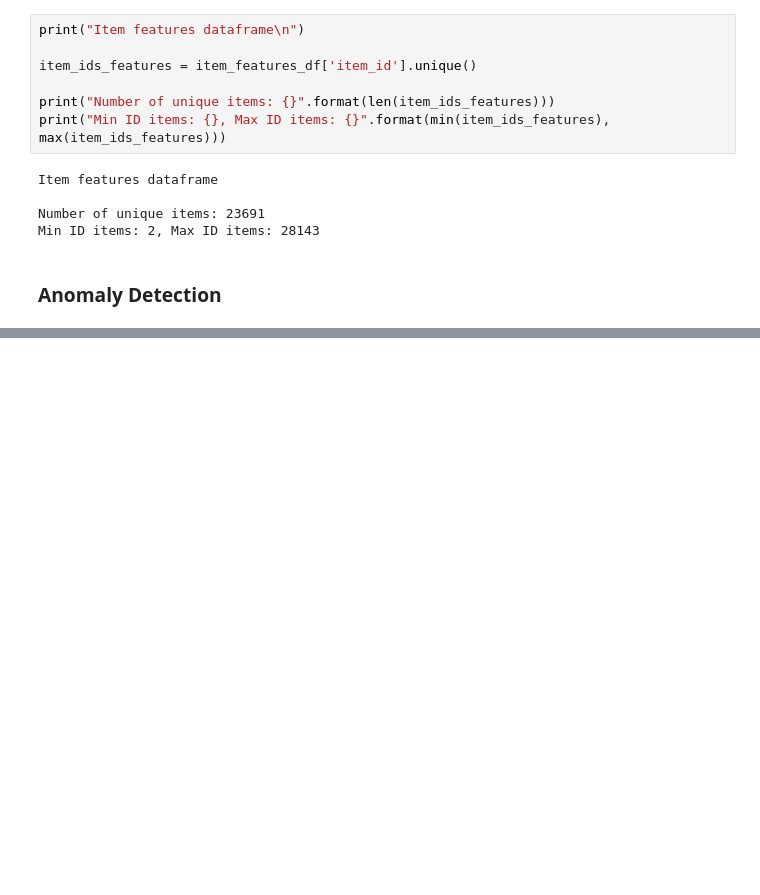
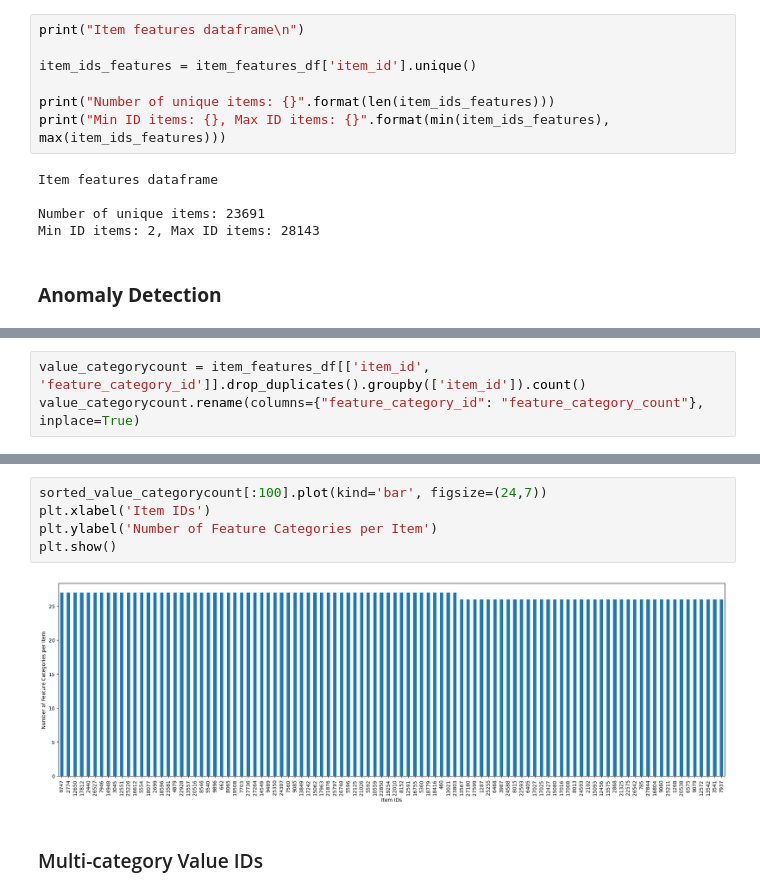
Before and after one commit to abdullahdotnet/Recommendation-System, a Jupyter notebook: RecommendationSystem.ipynb, the cells around one changed output, grey strips where cells are left out. Saved outputs shown, nothing was run; the diff lists cells and outputs as text; blank space fills up the shorter version.

```diff
--- a/RecommendationSystem.ipynb
+++ b/RecommendationSystem.ipynb
@@ -132,0 +182,3 @@ NameError: name 'item_features_df' is not defined
+# %%
+value_categorycount = item_features_df[['item_id', 'feature_category_id']].drop_duplicates().groupby(['item_id']).count()
+value_categorycount.rename(columns={"feature_category_id": "feature_category_count"}, inplace=True)
@@ -132,0 +195,9 @@ NameError: name 'item_features_df' is not defined
+# %%
+sorted_value_categorycount[:100].plot(kind='bar', figsize=(24,7))
+plt.xlabel('Item IDs')
+plt.ylabel('Number of Feature Categories per Item')
+plt.show()
+# %% [output]
+[figure, added]
+# %% [markdown]
+### Multi-category Value IDs
```
Also changed, not shown: parts of 20 cells of this notebook.
